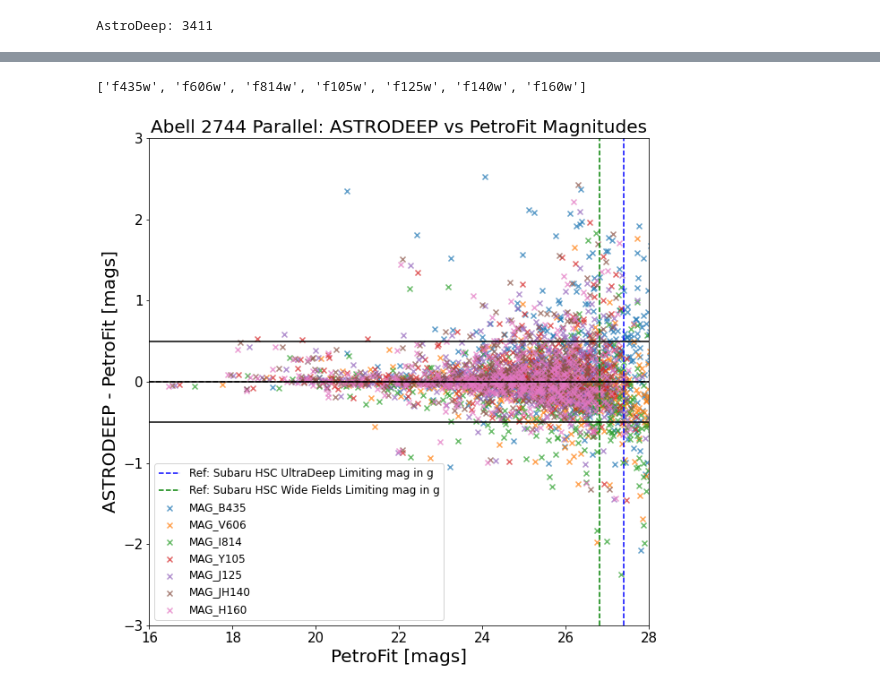
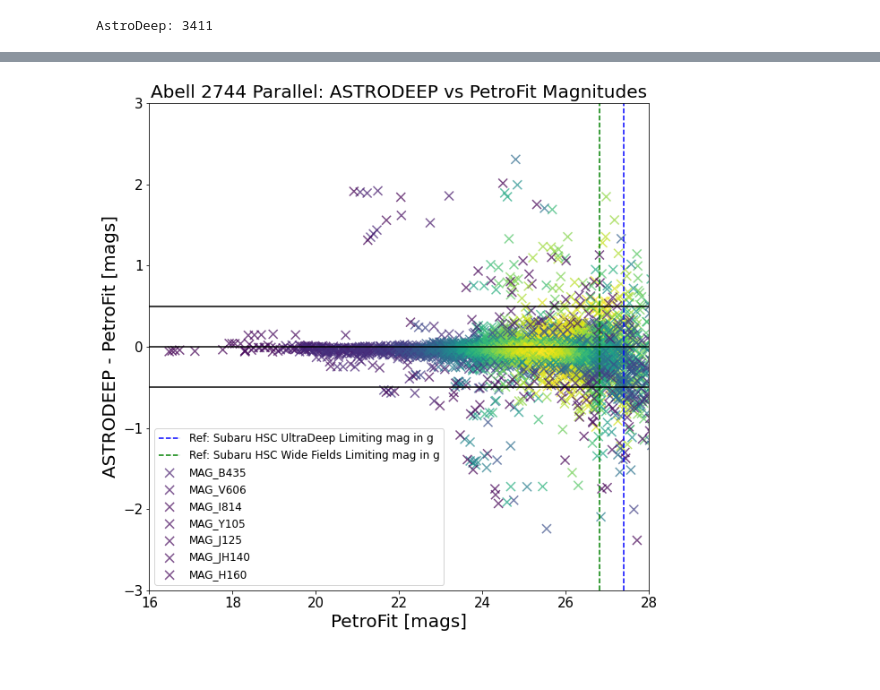
Before and after one commit to PetroFit/petrofit_papers, a Jupyter notebook: initial_paper/astrodeep_comparison/petrosian_photometry_all_filters_abell2744_hffpar.ipynb, the cells around one changed output, grey strips where cells are left out. Cells and saved outputs as stored; diff of their text form; code cells hidden in the pictures.

```diff
--- a/initial_paper/astrodeep_comparison/petrosian_photometry_all_filters_abell2744_hffpar.ipynb
+++ b/initial_paper/astrodeep_comparison/petrosian_photometry_all_filters_abell2744_hffpar.ipynb
@@ -262,15 +262,17 @@ display(pb)
 
 petrosian_properties_rows = []
 
-pc = PetrosianCorrection('example_correction_gid_no_psf.yaml')
+pc = PetrosianCorrection('../concentration_index_grid_f160w.yml')
 
 for idx, obj in enumerate(detection_cat):
     pb.value = idx + 1
     pb.description = "{}: {}/{}".format(detection_filter, pb.value, len(detection_cat))
 
-    bbox = max(obj.bbox.ixmax - obj.bbox.ixmin, obj.bbox.iymax - obj.bbox.iymin)
-    max_r = (bbox * 3) // 2
-    cutout_size = bbox * 3
+    bbox_x = obj.bbox.ixmax - obj.bbox.ixmin
+    bbox_y = obj.bbox.iymax - obj.bbox.iymin
+    bbox = int(max(bbox_x, bbox_y, np.sqrt(bbox_x**2+bbox_y**2))) + 1
+    max_r = (bbox * 2) #// 2
+    cutout_size = bbox * 2
 
     flux_arr, area_arr, error_arr = source_photometry(
         obj, detection_image.data,
@@ -285,12 +287,13 @@ for idx, obj in enumerate(detection_cat):
     p = Petrosian(r_list[:max_r], area_arr[:max_r], flux_arr[:max_r],)
 
 
-    if p.fraction_flux_to_r(0.2) > 0.5:
+    if p.fraction_flux_to_r(0.5) > 10:
         p.epsilon = pc.estimate_epsilon(p.r_half_light, p.c2080)
 
 
-    if np.isnan(p.total_flux) and p.r_total_flux > 100:
-        p.epsilon = ((p.r_list.max()-1))/p.r_petrosian
+        if p.r_total_flux > p.r_list.max():
+            p.epsilon = ((p.r_list.max()-1))/p.r_petrosian
+
 
     petrosian_properties_rows.append(p)
 
@@ -440,7 +448,7 @@ def photometry_process_image(current_filter, show_plots=False):
             r_list=[r_half_light, r_total_flux],
             error=None, #rms_image.data,
             cutout_size=cutout_size,
-            bkg_sub=False, sigma=1, mask_background=False,
+            bkg_sub=True, sigma=1, mask_background=False,
             plot=show_plots, vmax=vmax, vmin=vmin,
         )
 
@@ -652,5 +658,7 @@ Done
 # %%
 robel_catalog = petrosian_cat
+
+robel_filters = ["m_total_{}".format(robel_filter) for robel_filter in filter_list[:]]
 # %%
 # AstroDeep
 astrodeep_catalog_path = "http://astrodeep.u-strasbg.fr/ff/data/catalogues/A2744PAR.xml"
@@ -683,6 +691,8 @@ arcsec_cutoff = 0.5
 
 prox_mask = sep2d.to('arcsec').value  < arcsec_cutoff
 
+nan_mask = np.array([not np.any(np.isnan(np.array(list(i)))) for i in robel_catalog[robel_filters][prox_mask]])
+
 num_matches = np.where(sep2d.to('arcsec').value  < arcsec_cutoff)[0].shape[0]
 num_missing = len(astrodeep_catalog) - num_matches
 
@@ -730,8 +740,3 @@ plt.ylim(-5,5)
-# %%
-filter_list = acs_filter_list + wfc3_filter_list
-filter_list
-# %% [output]
-['f435w', 'f606w', 'f814w', 'f105w', 'f125w', 'f140w', 'f160w']
 # %%
 astrodeep_filter_list = [
     'MAG_B435',
@@ -746,31 +752,45 @@ astrodeep_filter_list = [
 ]
 # %%
-plt.axhline(0, c='black', linestyle='--')
+from scipy.stats import gaussian_kde
+
+
+
+
 
 for robel_filter, astrodeep_filter in list(zip(filter_list, astrodeep_filter_list)):
     robel_filter = "m_total_{}".format(robel_filter)
+
+    x = robel_catalog[robel_filter][prox_mask][nan_mask]
+    y = matched_catalog[astrodeep_filter][nan_mask]-robel_catalog[robel_filter][prox_mask][nan_mask]
+
+    mask = ~ (np.isnan(x) | np.isnan(y))
+    x = x[mask]
+    y = y[mask]
+
+    xy = np.vstack([x,y])
+    z = gaussian_kde(xy)(xy)
+
     plt.scatter(
-        robel_catalog[robel_filter][prox_mask],
-        matched_catalog[astrodeep_filter]-robel_catalog[robel_filter][prox_mask],
+        x, y, c=z, s=100,
         label=str(astrodeep_filter), alpha=0.7, marker='x',
     )
 
 plt.axvline(27.4, c='blue', label="Ref: Subaru HSC UltraDeep Limiting mag in g", linestyle="--")
 plt.axvline(26.8, c='green', label="Ref: Subaru HSC Wide Fields Limiting mag in g", linestyle="--")
 
 plt.ylim(-3,3)
 plt.xlim(16,28)
 
 plt.title('Abell 2744 Parallel: ASTRODEEP vs PetroFit Magnitudes')
 plt.xlabel('PetroFit [mags]')
 plt.ylabel('ASTRODEEP - PetroFit [mags]')
 
 plt.axhline(0.5, c='black',)
 plt.axhline(0, c='black',)
 plt.axhline(-0.5, c='black',)
 
 plt.legend()
 
 plt.show()
 # %% [output]
-[figure, old version]
+[figure, new version]
```
Also changed, not shown: parts of 30 cells of this notebook, 40 other files.
